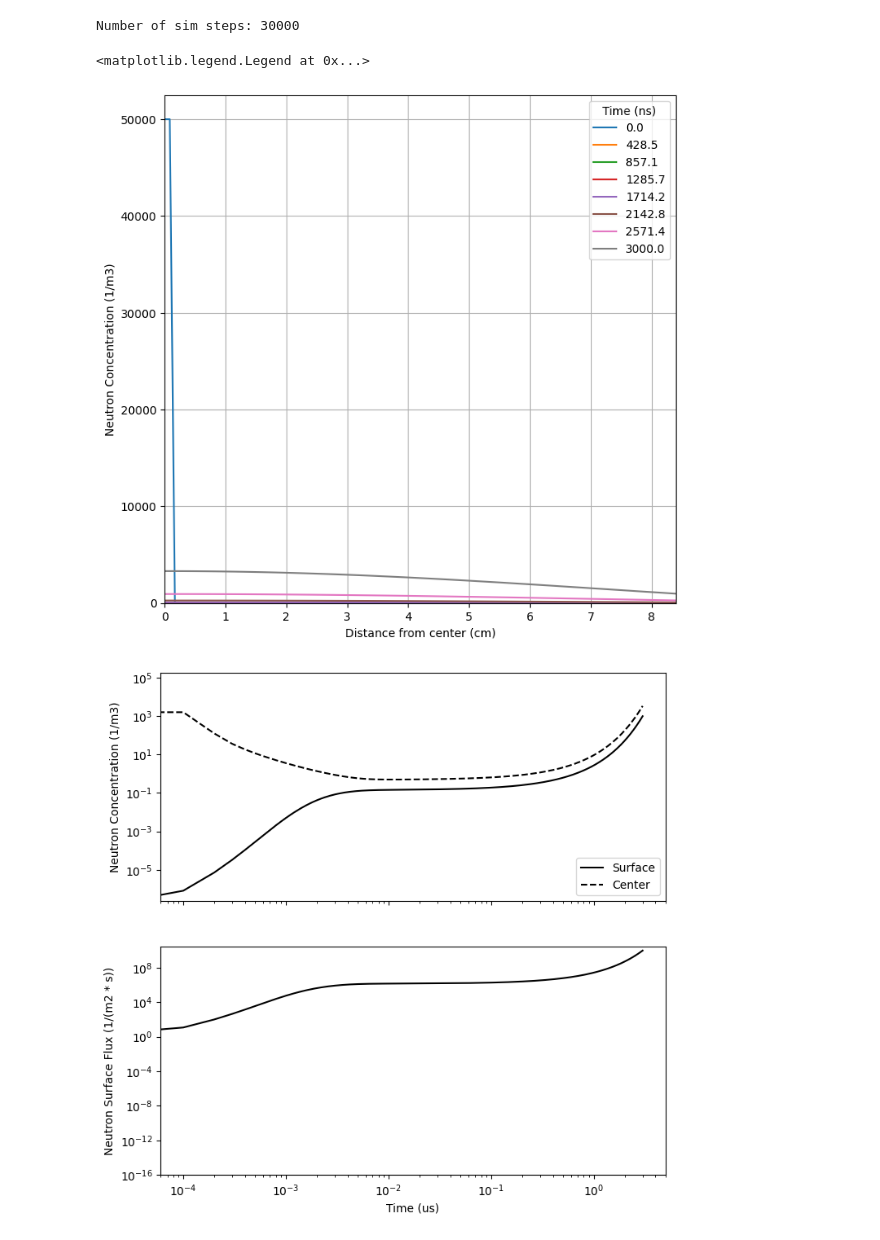
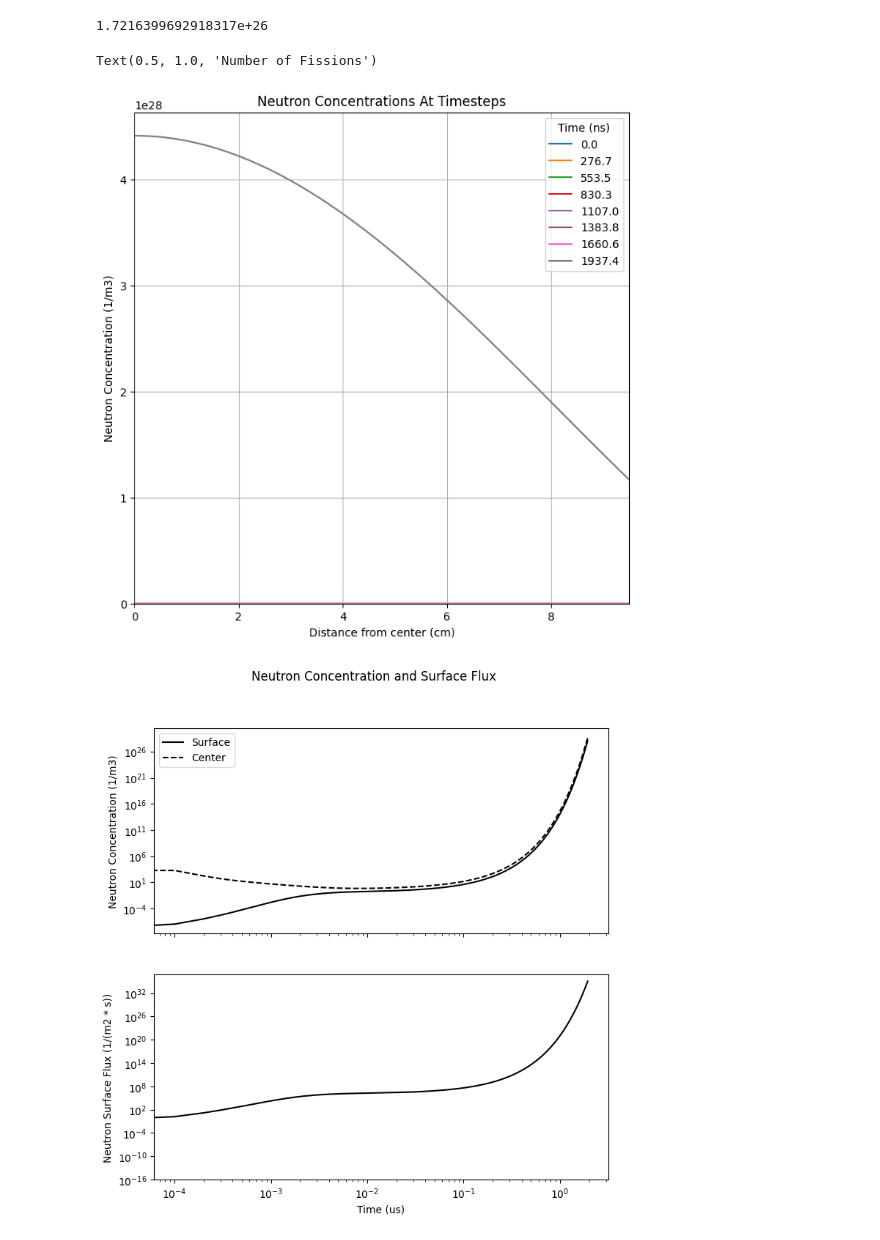
Before and after one commit to benschwe/gadget, a Jupyter notebook: test.ipynb, the cells around one changed output. Saved outputs shown, nothing was run; the diff lists cells and outputs as text; code cells hidden in the pictures.

Commit message:
Changed neutron counting to happen per loop vs post processed. This allows for stopping the simulation when the number of fissions reaches the number of active nuclei.

```diff
--- a/test.ipynb
+++ b/test.ipynb
@@ -4,15 +4,27 @@ from simulation import Simulation
 from matplotlib import pyplot as plt
 import numpy as np
 # %%
-gadget = Gadget(material='U235',
-           initial_radius_cm=8.4,
+gadget = Gadget(
+           name='1',
+           material='U235',
+           initial_radius_cm=9.5,
            initial_neutron_conc=0,
            initial_neutron_burst_conc_perm3=50000,
            time_step_s=1E-10,
            num_points_radial=100,
            neutron_multiplication_on=True
-          )
+           )
+
 gadget_list = []
 gadget_list.append(gadget)
+
+sim = Simulation(gadget_list=gadget_list,
+                 sim_duration_us=5,
+                 dt_us=0.0001,
+                 stop_when_nuclei_limit_met=True
+                 )
+
+sim.run_gadgets()
+g = sim.gadget_list[0]
 # %% [output]
 Set up with U235
@@ -19,6 +33,0 @@ Set up with U235
-# %%
-sim = Simulation(gadget_list=gadget_list,
-                 sim_duration_us=3,
-                 dt_us=0.0001)
-# %% [output]
-Number of sim steps: 30000
@@ -28,3 +34,7 @@ g = sim.gadget_list[0]
+# %%
+g.number_active_nuclei
+# %% [output]
+1.7216399692918317e+26
 # %%
 fig, ax = plt.subplots(1, 1, figsize=(8, 8))
 snapshots = 8
@@ -46,16 +56,17 @@ ax.set_xlabel('Distance from center (cm)')
 ax.grid(visible=True, which='major')
 ax.set_xlim(0, g.initial_radius_cm)
 ax.ticklabel_format(useOffset=False)
+ax.set_title('Neutron Concentrations At Timesteps')
+
 
 fig, ax = plt.subplots(2, 1, sharex=True, figsize = (8,8))
-
 ax[0].plot(g.sim_time_array_us, g.neutron_conc_matrix[:, -1], color = 'black',
            label = 'Surface')
 ax[0].plot(g.sim_time_array_us, g.neutron_conc_matrix[:, 0], color = 'black',
            linestyle = '--',
            label = 'Center')
 
-ax[1].plot(g.sim_time_array_us, g.surface_flux, color = 'black')
+ax[1].plot(g.sim_time_array_us, g.list_surface_flux_perm2s, color = 'black')
 
 ax[0].set_yscale('log')
 ax[1].set_yscale('log')
@@ -64,42 +75,47 @@ ax[1].set_ylim(1E-16)
 ax[1].set_xscale('log')
 
 ax[1].set_xlabel('Time (us)')
 ax[0].set_ylabel('Neutron Concentration (1/m3)')
 ax[1].set_ylabel('Neutron Surface Flux (1/(m2 * s))')
 
 ax[0].legend()
+fig.suptitle('Neutron Concentration and Surface Flux')
 
 
 fig, ax = plt.subplots(1, 1, sharex=True, figsize = (8, 4))
-
-ax.plot(g.sim_time_array_us, g.neutrons_in_sphere, color = 'black',
+ax.plot(g.sim_time_array_us, g.list_total_neutrons_in_sphere, color = 'black',
         label = 'In sphere')
 
-ax.plot(g.sim_time_array_us, g.cumulative_neutrons_left, color = 'black',
+ax.plot(g.sim_time_array_us, g.list_cumulative_neutrons_left_surface, color = 'black',
         linestyle = '--',
         label = 'Left surface')
 
-ax.plot(g.sim_time_array_us, g.total_neutrons, color = 'black',
+ax.plot(g.sim_time_array_us, g.list_total_neutrons, color = 'black',
         linestyle = '-.',
         label = 'Total')
 
-#ax.set_yscale('log')
+ax.set_xlabel('Time (us)')
+ax.set_ylabel('Neutron Count')
+ax.legend()
+ax.set_title('Neutron Counts')
+
+ax.set_yscale('log')
 #ax.set_xscale('log')
 
 ax.set_xlabel('Time (us)')
 ax.set_ylabel('Neutron Count')
 ax.legend()
 
+
 fig, ax = plt.subplots(1, 1, sharex=True, figsize = (8, 4))
-ax.plot(g.sim_time_array_us, g.num_fissions, color = 'black',
-        label = 'Number of fissions')
+ax.plot(g.sim_time_array_us, g.num_fissions, color = 'black')
 
-ax.set_yscale('log')
+#ax.set_yscale('log')
 
 ax.set_xlabel('Time (us)')
 ax.set_ylabel('Count')
-ax.legend()
+ax.set_title('Number of Fissions')
 # %% [output]
-<matplotlib.legend.Legend at 0x...>
+Text(0.5, 1.0, 'Number of Fissions')
-[figure, old version]
+[figure, new version]
-[figure, old version]
+[figure, new version]
```
Also changed, not shown: parts of 3 cells of this notebook, 2 other files.
